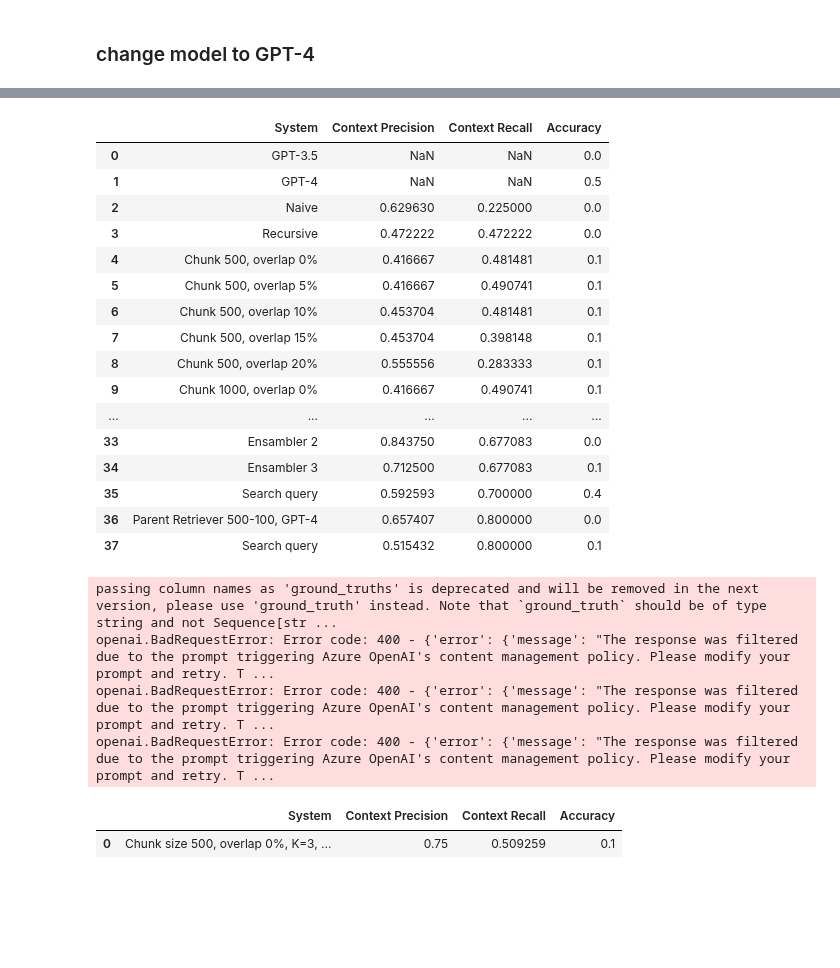
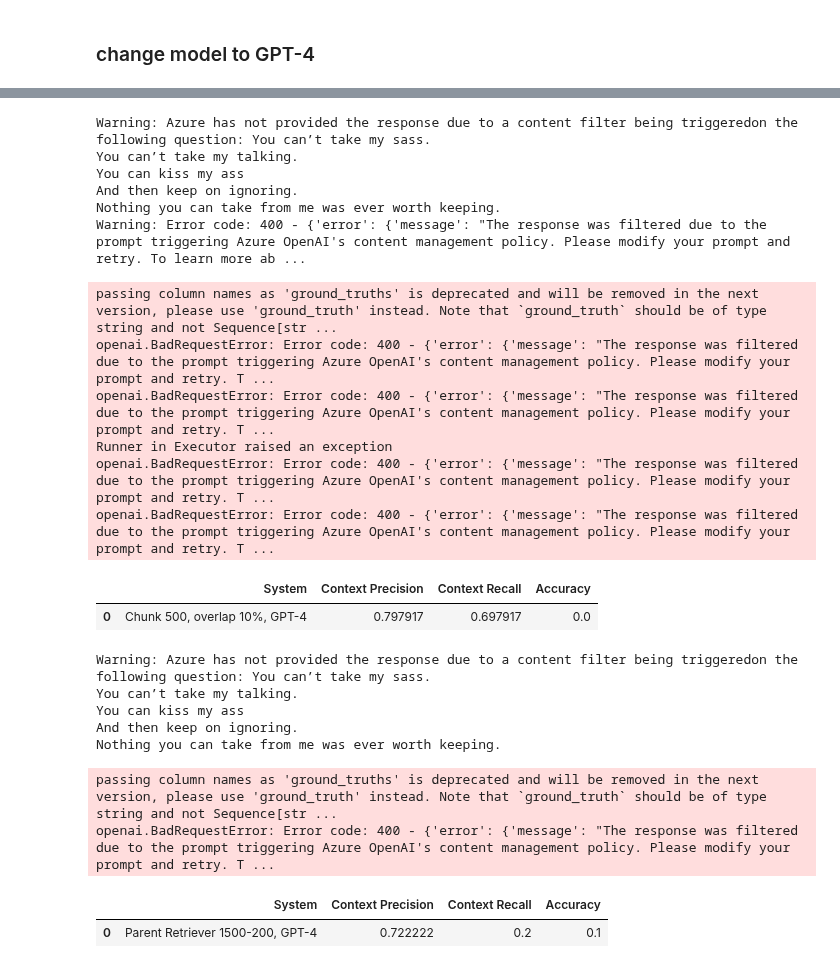
Before and after one commit to misslapina123/thesis-rag, a Jupyter notebook: errors/errors_ballad_edit.ipynb, the cells around one changed output, grey strips where cells are left out. Saved outputs shown, nothing was run; the diff lists cells and outputs as text; code cells hidden in the pictures; blank space fills up the shorter version.

```diff
--- a/errors/errors_ballad_edit.ipynb
+++ b/errors/errors_ballad_edit.ipynb
@@ -756,7 +810,7 @@ for query in questions:
         | RunnablePassthrough.assign(context=itemgetter("context"))
         | {"response": prompt | llm, "context": itemgetter("context")}
 )
-    docs = parent_document_retriever_small.get_relevant_documents(search_query)
+    docs = ret.get_relevant_documents(search_query)
     formatted_docs = []
     for doc in docs:
         resulting_doc = doc.page_content
@@ -823,4 +879,4 @@ top_3
 # %%
-result_parent_gpt4, results_df = run_and_evaluate(f"Chunk 500, overlap 10%, GPT-4", parent_document_retriever_small, prompt, llm_gpt4, results_df)
+result_parent_gpt4, results_df = run_and_evaluate(f"Parent Retriever 500-100, GPT-4", parent_document_retriever_small, prompt, llm_gpt4, results_df)
 result_parent_gpt4
 # %% [output]
@@ -846,5 +886,0 @@ openai.BadRequestError: Error code: 400 - {'error': {'message': "The response wa
-# %%
-replacement_map = {
-    'Chunk 500, overlap 10%, GPT-4': 'Parent Retriever 500-100, GPT-4'
-}
-results_df['System'] = results_df['System'].replace(replacement_map)
@@ -900,34 +887,33 @@ df_result_search_query = pd.DataFrame([system_results])
-# %%
-results_df = pd.concat([results_df, df_result_search_query], ignore_index=True)
-results_df
-# %% [output]
-|  | System | Context Precision | Context Recall | Accuracy |
-| 0 | GPT-3.5 | NaN | NaN | 0.0 |
-| 1 | GPT-4 | NaN | NaN | 0.5 |
-| 2 | Naive | 0.629630 | 0.225000 | 0.0 |
-| 3 | Recursive | 0.472222 | 0.472222 | 0.0 |
-| 4 | Chunk 500, overlap 0% | 0.416667 | 0.481481 | 0.1 |
-| 5 | Chunk 500, overlap 5% | 0.416667 | 0.490741 | 0.1 |
-| 6 | Chunk 500, overlap 10% | 0.453704 | 0.481481 | 0.1 |
-| 7 | Chunk 500, overlap 15% | 0.453704 | 0.398148 | 0.1 |
-| 8 | Chunk 500, overlap 20% | 0.555556 | 0.283333 | 0.1 |
-| 9 | Chunk 1000, overlap 0% | 0.416667 | 0.490741 | 0.1 |
-| ... | ... | ... | ... | ... |
-| 33 | Ensambler 2 | 0.843750 | 0.677083 | 0.0 |
-| 34 | Ensambler 3 | 0.712500 | 0.677083 | 0.1 |
-| 35 | Search query | 0.592593 | 0.700000 | 0.4 |
-| 36 | Parent Retriever 500-100, GPT-4 | 0.657407 | 0.800000 | 0.0 |
-| 37 | Search query | 0.515432 | 0.800000 | 0.1 |
 # %%
-retriever_3 = db_k.as_retriever(search_kwargs={"k": 3})
-result_retriever_3_gpt4, results_df = run_and_evaluate(f"Chunk size 500, overlap 0%, K=3, GPT-4", retriever_3, prompt, llm_gpt4, results_df)
-result_retriever_3_gpt4
+result_ret_gpt4, results_df = run_and_evaluate(f"Chunk 500, overlap 10%, GPT-4", ret, prompt, llm_gpt4, results_df)
+result_ret_gpt4
 # %% [output]
-passing column names as 'ground_truths' is deprecated and will be removed in the next version, please use 'ground_truth' instead. Note that `ground_truth` should be of type string and not Sequence[str ...
-openai.BadRequestError: Error code: 400 - {'error': {'message': "The response was filtered due to the prompt triggering Azure OpenAI's content management policy. Please modify your prompt and retry. T ...
-openai.BadRequestError: Error code: 400 - {'error': {'message': "The response was filtered due to the prompt triggering Azure OpenAI's content management policy. Please modify your prompt and retry. T ...
-openai.BadRequestError: Error code: 400 - {'error': {'message': "The response was filtered due to the prompt triggering Azure OpenAI's content management policy. Please modify your prompt and retry. T ...
+Warning: Azure has not provided the response due to a content filter being triggeredon the following question: You can’t take my sass.
+You can’t take my talking.
+You can kiss my ass
+And then keep on ignoring.
+Nothing you can take from me was ever worth keeping.
+Warning: Error code: 400 - {'error': {'message': "The response was filtered due to the prompt triggering Azure OpenAI's content management policy. Please modify your prompt and retry. To learn more ab ...
+passing column names as 'ground_truths' is deprecated and will be removed in the next version, please use 'ground_truth' instead. Note that `ground_truth` should be of type string and not Sequence[str ...
+openai.BadRequestError: Error code: 400 - {'error': {'message': "The response was filtered due to the prompt triggering Azure OpenAI's content management policy. Please modify your prompt and retry. T ...
+openai.BadRequestError: Error code: 400 - {'error': {'message': "The response was filtered due to the prompt triggering Azure OpenAI's content management policy. Please modify your prompt and retry. T ...
+Runner in Executor raised an exception
+openai.BadRequestError: Error code: 400 - {'error': {'message': "The response was filtered due to the prompt triggering Azure OpenAI's content management policy. Please modify your prompt and retry. T ...
+openai.BadRequestError: Error code: 400 - {'error': {'message': "The response was filtered due to the prompt triggering Azure OpenAI's content management policy. Please modify your prompt and retry. T ...
 |  | System | Context Precision | Context Recall | Accuracy |
-| 0 | Chunk size 500, overlap 0%, K=3, ... | 0.75 | 0.509259 | 0.1 |
+| 0 | Chunk 500, overlap 10%, GPT-4 | 0.797917 | 0.697917 | 0.0 |
+# %%
+result_large_parent_gpt4, results_df = run_and_evaluate(f"Parent Retriever 1500-200, GPT-4", parent_document_retriever_large, prompt, llm_gpt4, results_df)
+result_large_parent_gpt4
+# %% [output]
+Warning: Azure has not provided the response due to a content filter being triggeredon the following question: You can’t take my sass.
+You can’t take my talking.
+You can kiss my ass
+And then keep on ignoring.
+Nothing you can take from me was ever worth keeping.
+passing column names as 'ground_truths' is deprecated and will be removed in the next version, please use 'ground_truth' instead. Note that `ground_truth` should be of type string and not Sequence[str ...
+openai.BadRequestError: Error code: 400 - {'error': {'message': "The response was filtered due to the prompt triggering Azure OpenAI's content management policy. Please modify your prompt and retry. T ...
+|  | System | Context Precision | Context Recall | Accuracy |
+| 0 | Parent Retriever 1500-200, GPT-4 | 0.722222 | 0.2 | 0.1 |
 # %%
 results_df.to_csv(f"../ballad/results/results_errors.csv", index=False)
```
Also changed, not shown: parts of 25 cells of this notebook, 2 other files.
